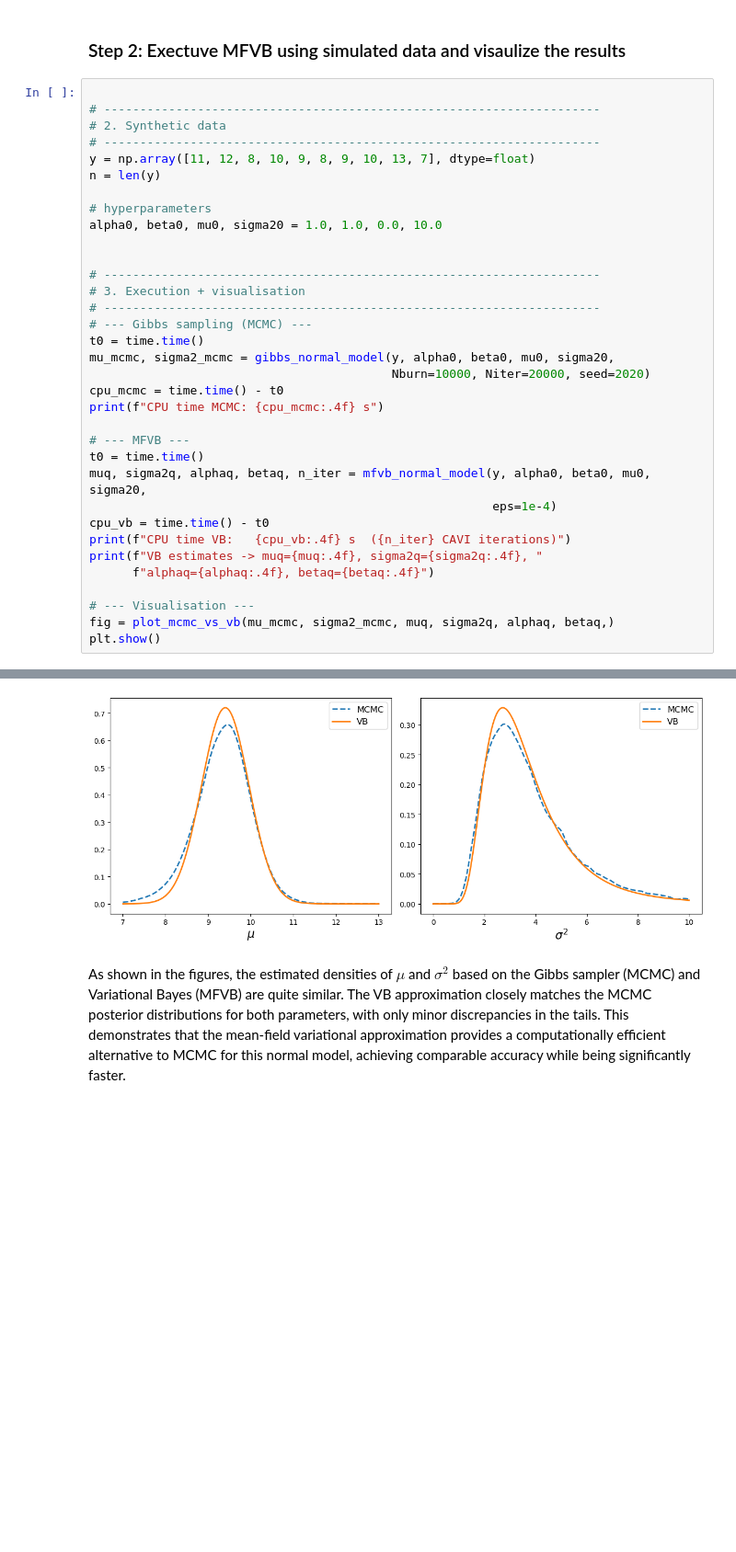
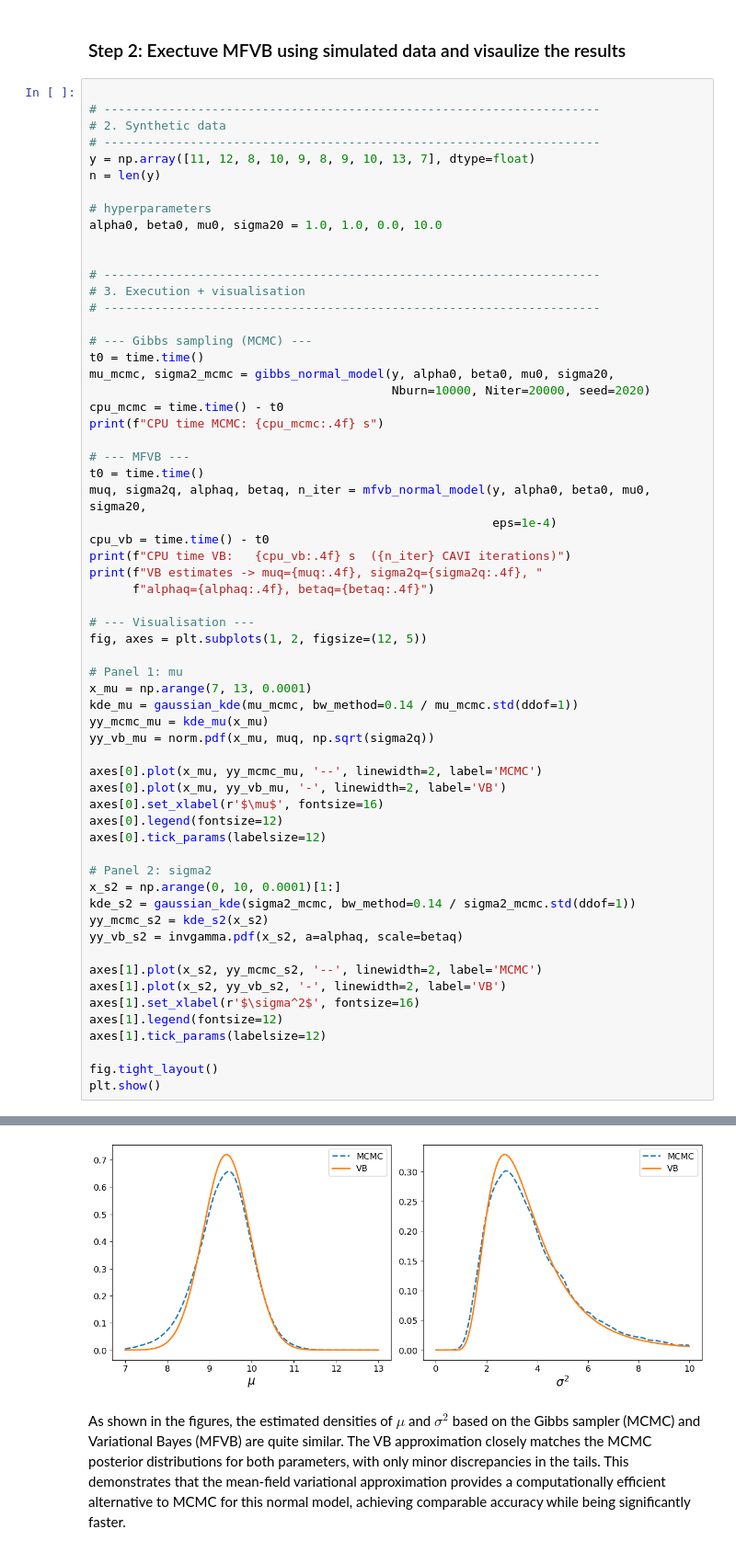
Before and after one commit to gfshi/DPMM_Poisson, a Jupyter notebook: VB_normal.ipynb, the cells around one changed output, grey strips where cells are left out. Shown at 92% size. Drawn from its saved outputs; the diff is of its cells as text; blank space fills up the shorter version.

Commit message:
Variational Bayes
Both method MFVB and FFVB

```diff
--- a/VB_normal.ipynb
+++ b/VB_normal.ipynb
@@ -162,6 +129,7 @@ alpha0, beta0, mu0, sigma20 = 1.0, 1.0, 0.0, 10.0
 # ---------------------------------------------------------------------
 # 3. Execution + visualisation
 # ---------------------------------------------------------------------
+
 # --- Gibbs sampling (MCMC) ---
 t0 = time.time()
 mu_mcmc, sigma2_mcmc = gibbs_normal_model(y, alpha0, beta0, mu0, sigma20,
@@ -179,6 +147,32 @@ print(f"VB estimates -> muq={muq:.4f}, sigma2q={sigma2q:.4f}, "
       f"alphaq={alphaq:.4f}, betaq={betaq:.4f}")
 
 # --- Visualisation ---
-fig = plot_mcmc_vs_vb(mu_mcmc, sigma2_mcmc, muq, sigma2q, alphaq, betaq,)
+fig, axes = plt.subplots(1, 2, figsize=(12, 5))
+
+# Panel 1: mu
+x_mu = np.arange(7, 13, 0.0001)
+kde_mu = gaussian_kde(mu_mcmc, bw_method=0.14 / mu_mcmc.std(ddof=1))
+yy_mcmc_mu = kde_mu(x_mu)
+yy_vb_mu = norm.pdf(x_mu, muq, np.sqrt(sigma2q))
+
+axes[0].plot(x_mu, yy_mcmc_mu, '--', linewidth=2, label='MCMC')
+axes[0].plot(x_mu, yy_vb_mu, '-', linewidth=2, label='VB')
+axes[0].set_xlabel(r'$\mu$', fontsize=16)
+axes[0].legend(fontsize=12)
+axes[0].tick_params(labelsize=12)
+
+# Panel 2: sigma2
+x_s2 = np.arange(0, 10, 0.0001)[1:]
+kde_s2 = gaussian_kde(sigma2_mcmc, bw_method=0.14 / sigma2_mcmc.std(ddof=1))
+yy_mcmc_s2 = kde_s2(x_s2)
+yy_vb_s2 = invgamma.pdf(x_s2, a=alphaq, scale=betaq)
+
+axes[1].plot(x_s2, yy_mcmc_s2, '--', linewidth=2, label='MCMC')
+axes[1].plot(x_s2, yy_vb_s2, '-', linewidth=2, label='VB')
+axes[1].set_xlabel(r'$\sigma^2$', fontsize=16)
+axes[1].legend(fontsize=12)
+axes[1].tick_params(labelsize=12)
+
+fig.tight_layout()
 plt.show()
 # %% [output]
@@ -187,4 +181,4 @@ CPU time VB:   0.0010 s  (7 CAVI iterations)
 VB estimates -> muq=9.4018, sigma2q=0.3074, alphaq=6.0000, betaq=19.0319
-[figure, old version]
+[figure, new version]
 # %% [markdown]
 As shown in the figures, the estimated densities of $\mu$ and $\sigma^2$ based on the Gibbs sampler (MCMC) and Variational Bayes (MFVB) are quite similar. The VB approximation closely matches the MCMC posterior distributions for both parameters, with only minor discrepancies in the tails. This demonstrates that the mean-field variational approximation provides a computationally efficient alternative to MCMC for this normal model, achieving comparable accuracy while being significantly faster.
```
Also changed, not shown: parts of 9 cells of this notebook.
